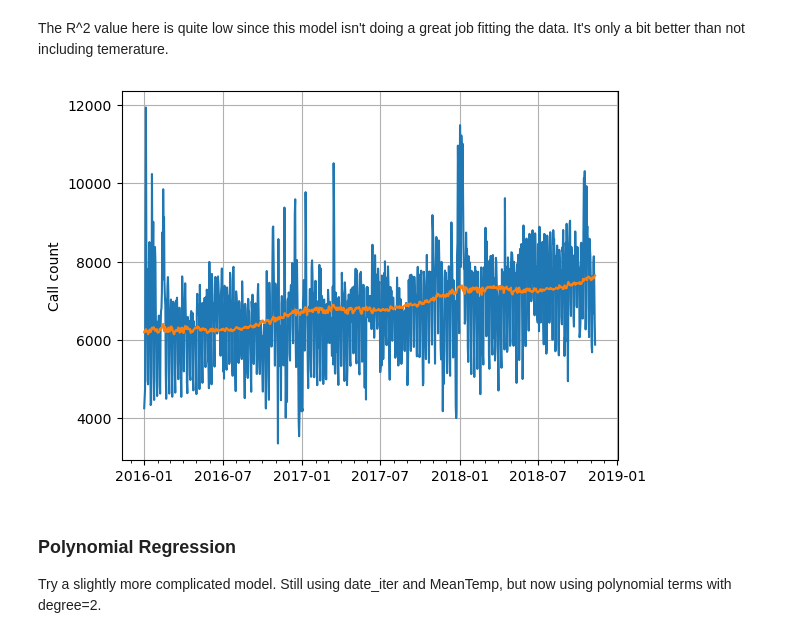
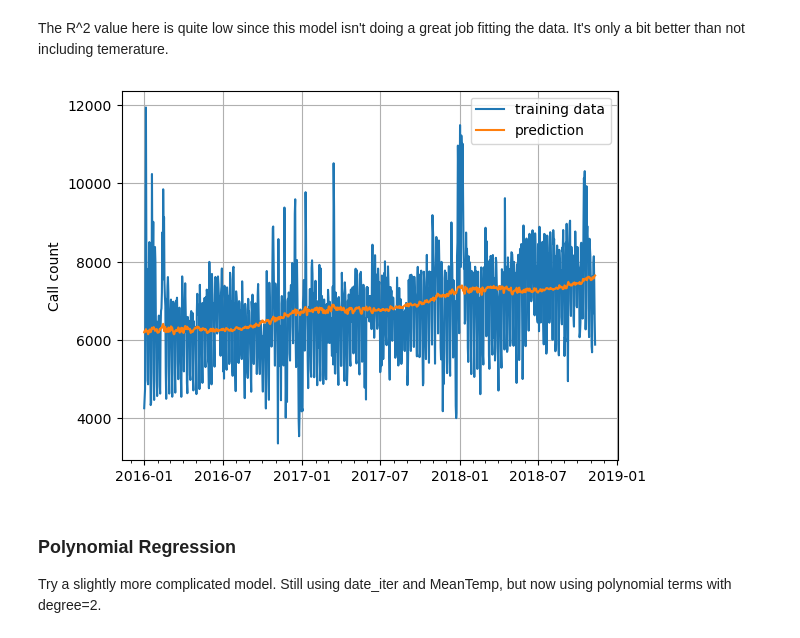
Before and after one commit to ericschwen/weather_311, a Jupyter notebook: 311_weather_modeling.ipynb, the cells around one changed output. Saved outputs shown, nothing was run; the diff lists cells and outputs as text; code cells hidden in the pictures.

Commit message:
Plot modifications for making presentation.

```diff
--- a/311_weather_modeling.ipynb
+++ b/311_weather_modeling.ipynb
@@ -313,18 +313,19 @@ The R^2 value here is quite low since this model isn't doing a great job fitting
 # %%
 fig, ax = plt.subplots()
 # common to all three:
-ax.plot('Date', 'call_count', data=df)
-ax.plot(df['Date'], model.predict(x))
+ax.plot('Date', 'call_count', data=df, label = 'training data')
+ax.plot(df['Date'], model.predict(x), label = 'prediction')
 # ax.plot(df['Date'], df['date_iter']*model.coef_[0] + df['MeanTemp']*model.coef_[1] + model.intercept_)
 ax.xaxis.set_major_locator(mdates.MonthLocator(bymonth=(1, 7)))
 ax.xaxis.set_minor_locator(mdates.MonthLocator())
 
 ax.grid(True)
 ax.set_ylabel(r'Call count')
 # ax.set_title('Calls per day', fontsize='medium')
+ax.legend()
 plt.show()
 # %% [output]
-[figure, old version]
+[figure, new version]
 # %% [markdown]
 ### Polynomial Regression
 
```
Also changed, not shown: parts of 157 cells of this notebook, 1 other file.
